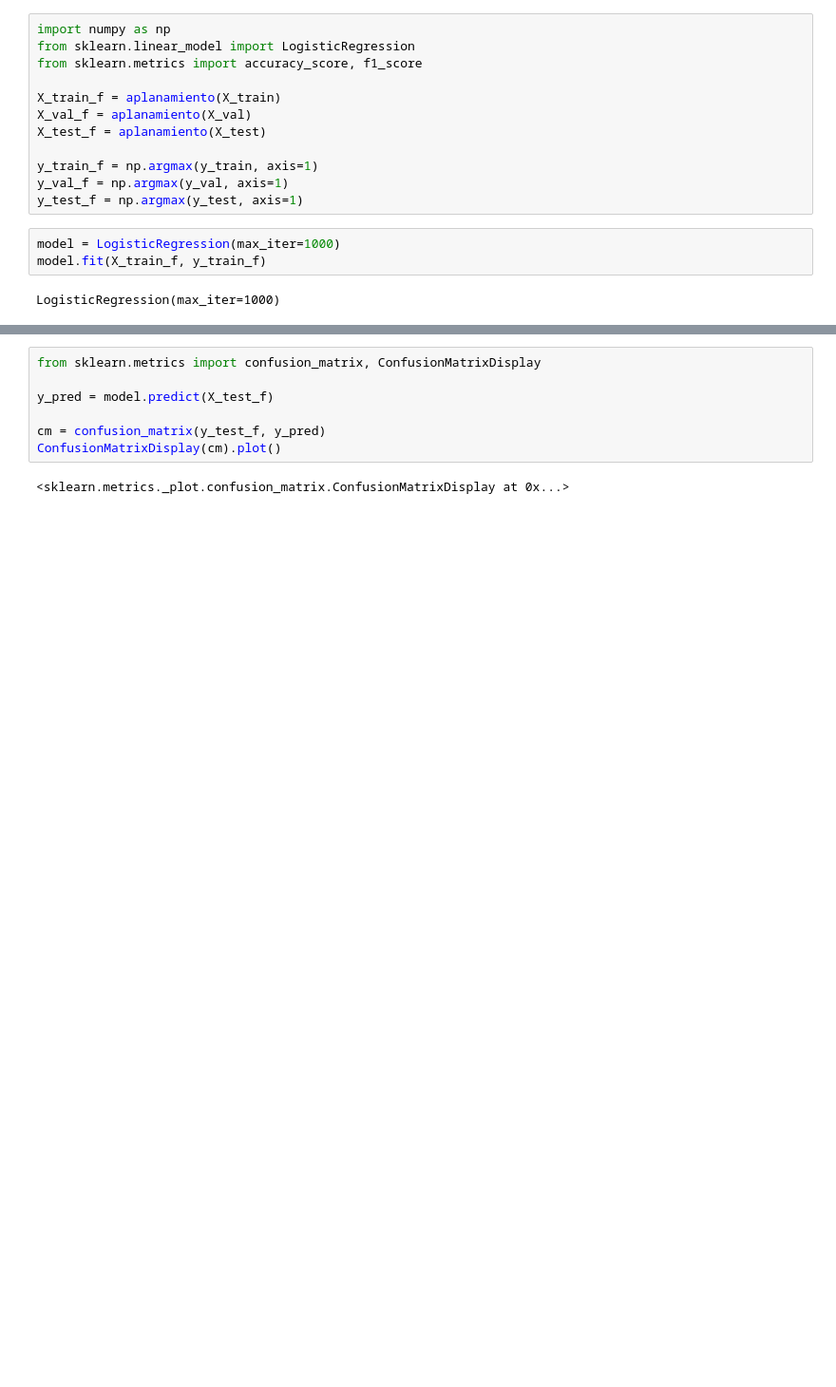
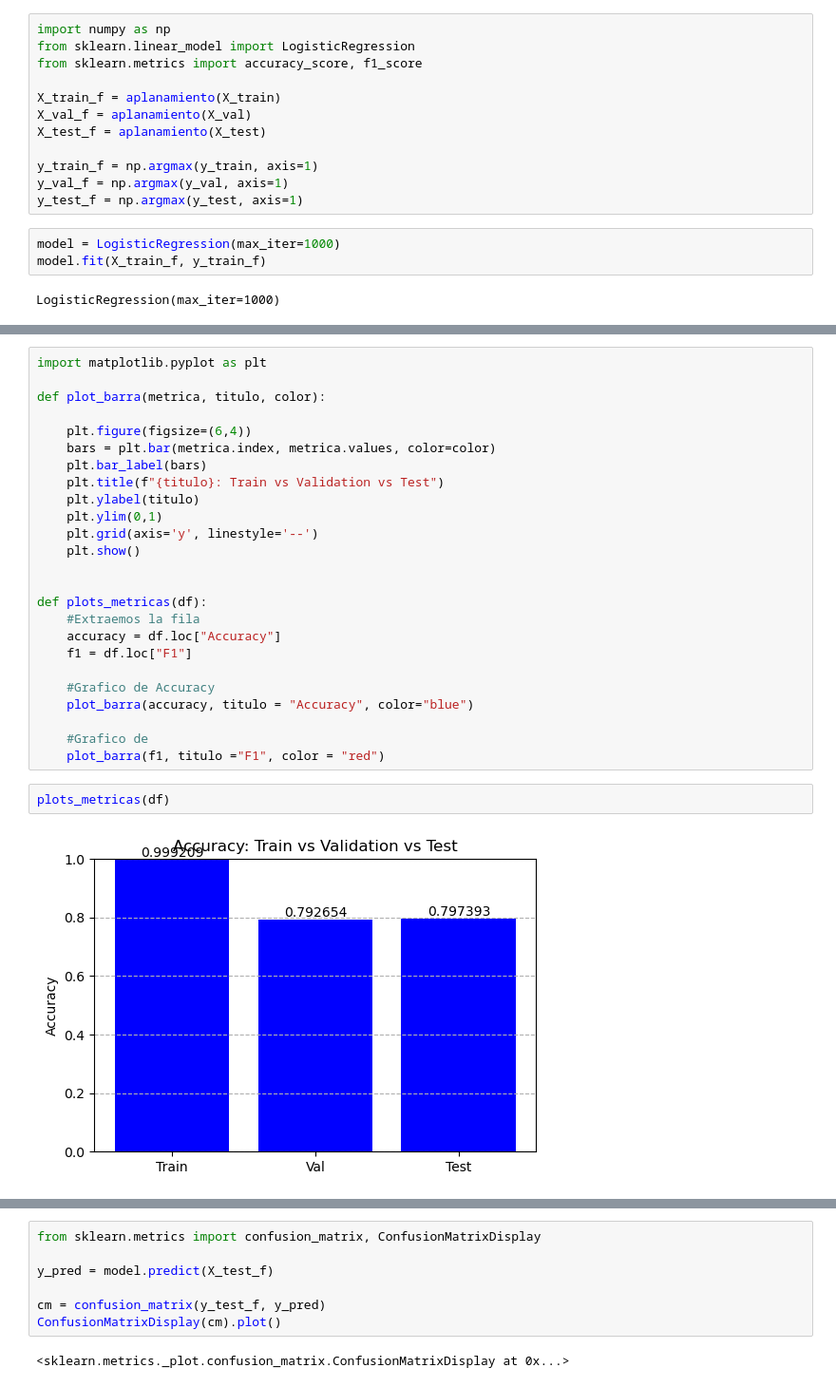
Before and after one commit to ropas5/eye_diseases_classification_trabajo_DL, a Jupyter notebook: notebooks/modelo_1.ipynb, the cells around one changed output, grey strips where cells are left out. Shown at 95% size. Cells and saved outputs as stored; diff of their text form; blank space fills up the shorter version.

Commit message:
Añadimos graficos de metricas

```diff
--- a/notebooks/modelo_1.ipynb
+++ b/notebooks/modelo_1.ipynb
@@ -50,0 +87,29 @@ Train F1: 0.9992091138654777, Val F1: 0.7907751473310584, Test F1: 0.79612430562
+# %%
+import matplotlib.pyplot as plt
+
+def plot_barra(metrica, titulo, color):
+
+    plt.figure(figsize=(6,4))
+    bars = plt.bar(metrica.index, metrica.values, color=color)
+    plt.bar_label(bars)
+    plt.title(f"{titulo}: Train vs Validation vs Test")
+    plt.ylabel(titulo)
+    plt.ylim(0,1)
+    plt.grid(axis='y', linestyle='--')
+    plt.show()
+
+
+def plots_metricas(df):
+    #Extraemos la fila
+    accuracy = df.loc["Accuracy"]
+    f1 = df.loc["F1"]
+
+    #Grafico de Accuracy
+    plot_barra(accuracy, titulo = "Accuracy", color="blue")
+
+    #Grafico de
+    plot_barra(f1, titulo ="F1", color = "red")
+# %%
+plots_metricas(df)
+# %% [output]
+[figure, added]
```
Also changed, not shown: parts of 3 cells of this notebook, 1 other file.
